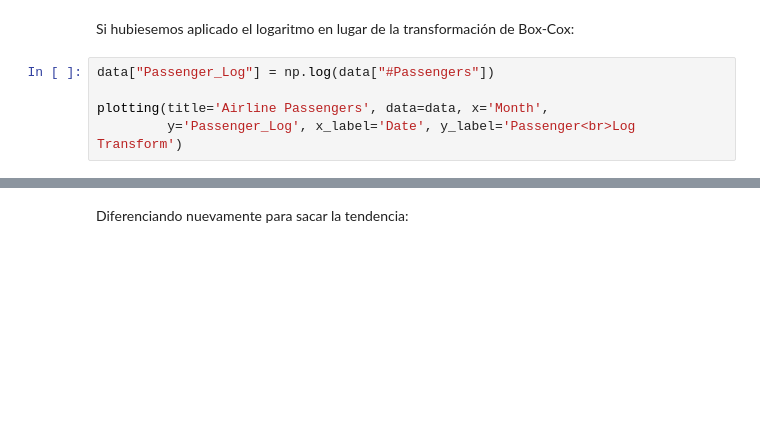
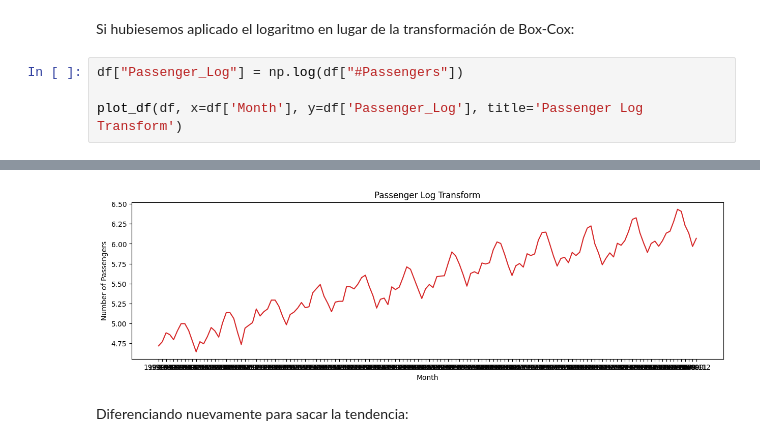
Before and after one commit to treginelli/Series_de_tiempo, a Jupyter notebook: Series_de_tiempo.ipynb, the cells around one changed output, grey strips where cells are left out. Cells and saved outputs as stored; diff of their text form; blank space fills up the shorter version.

```diff
--- a/Series_de_tiempo.ipynb
+++ b/Series_de_tiempo.ipynb
@@ -152,8 +130,7 @@ plotting(title='Airline Passengers', data=data, x='Month',
 # %% [markdown]
 Si hubiesemos aplicado el logaritmo en lugar de la transformación de Box-Cox:
 # %%
-data["Passenger_Log"] = np.log(data["#Passengers"])
+df["Passenger_Log"] = np.log(df["#Passengers"])
 
-plotting(title='Airline Passengers', data=data, x='Month',
-         y='Passenger_Log', x_label='Date', y_label='Passenger<br>Log Transform')
+plot_df(df, x=df['Month'], y=df['Passenger_Log'], title='Passenger Log Transform')
 # %% [output]
@@ -161,3 +137,4 @@ plotting(title='Airline Passengers', data=data, x='Month',
+[figure, added]
 # %% [markdown]
 Diferenciando nuevamente para sacar la tendencia:
 # %%
```
Also changed, not shown: parts of 7 cells of this notebook.
